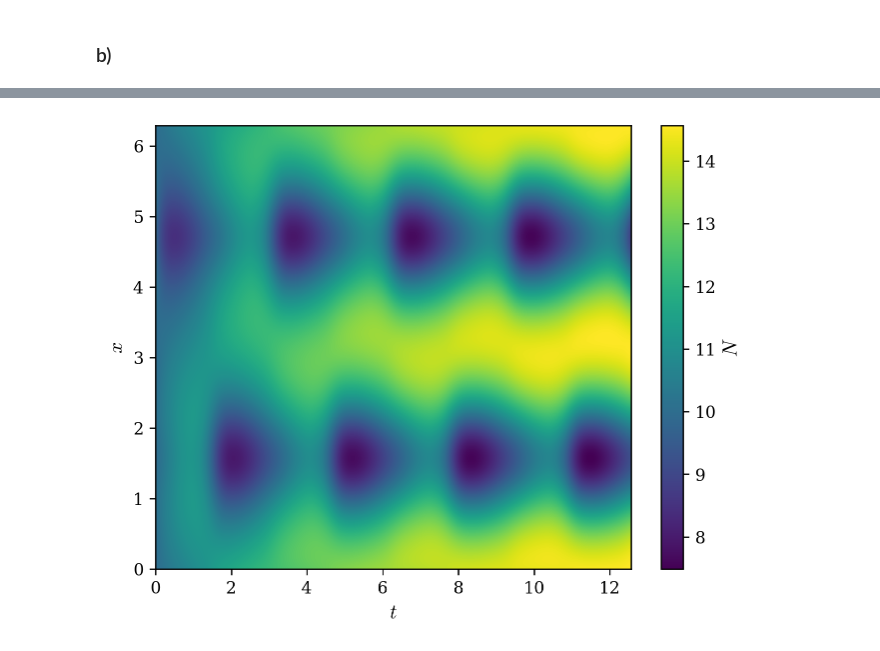
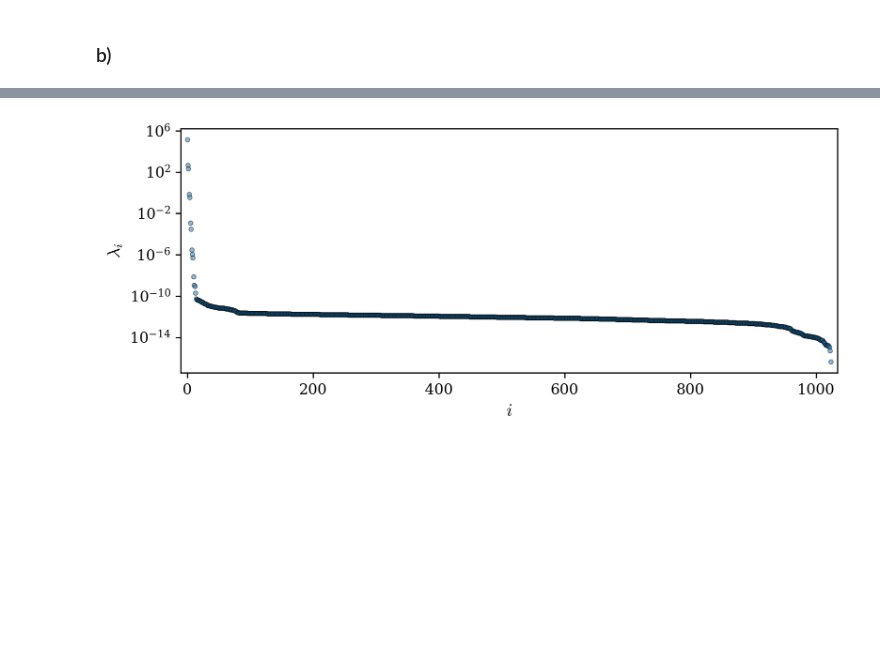
Before and after one commit to agustinbrusco/Sistemas_Complejos, a Jupyter notebook: guias/Guia3.ipynb, the cells around one changed output, grey strips where cells are left out. Drawn from its saved outputs; the diff is of its cells as text; code cells hidden in the pictures; blank space fills up the shorter version.

Commit message:
pod plots with extra axis

```diff
--- a/guias/Guia3.ipynb
+++ b/guias/Guia3.ipynb
@@ -181,8 +181,7 @@ plt.close("all")
 # %%
 autovals, phi = np.linalg.eigh((n / nt) @ (n.T), )
 # np.sum(phi**2, axis=1)  # Los vectores phi están normalizados
-sorted_args = np.argsort(autovals)[::-1]
+sorted_args = np.argsort(np.abs(autovals))[::-1]
 autovals = autovals[sorted_args]
-autovals = (autovals >= 0) * autovals
 phi = phi[:, sorted_args]
 a = n.T @ phi
@@ -201,13 +188,12 @@ plt.show()
-# %%
-truncar_n = 3
-n_pod = phi[:, :truncar_n] @ a[:, :truncar_n].T
-
-%matplotlib inline
-plt.figure()
-plt.pcolormesh(t_grid, x_grid, n_pod.T, shading="auto", cmap="viridis")
-plt.xlabel("$t$")
-plt.ylabel("$x$")
-plt.colorbar(label="$N$")
-plt.show()
-# %% [output]
-[figure, removed]
+# %%
+%matplotlib inline
+plt.figure(figsize=(8, 3))
+plt.plot(np.abs(autovals), '.', mec="k", mew=0.5, alpha=0.5)
+plt.yscale("log")
+plt.ylabel("$\lambda_i$")
+# plt.xscale("log")
+plt.xlabel("$i$")
+plt.xlim(-10, n.shape[0]+10)
+plt.show()
+# %% [output]
+[figure, added]
```
Also changed, not shown: parts of 4 cells of this notebook.
